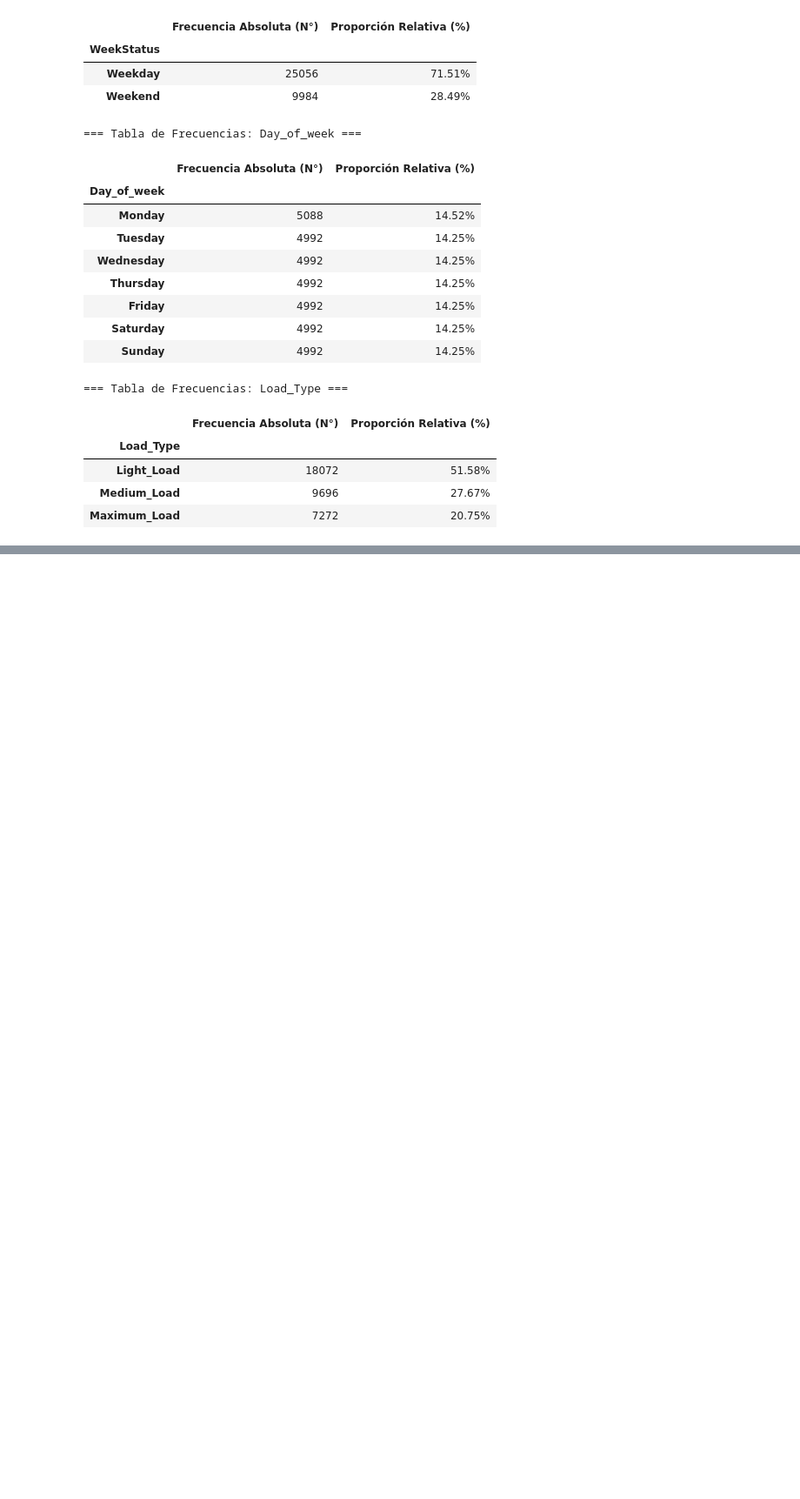
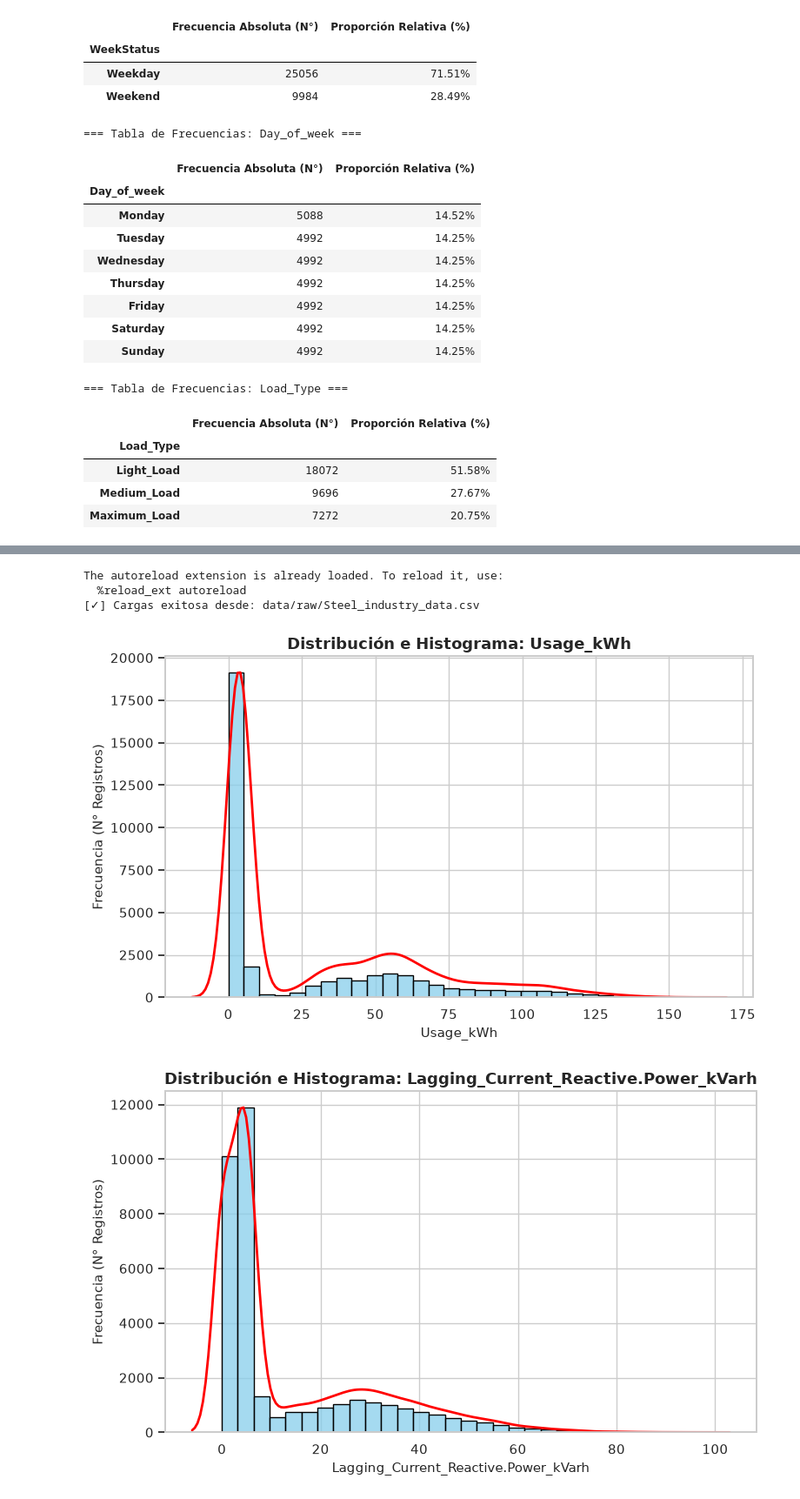
Before and after one commit to JoMi-MorV/Proyecto_Mineria_de_Datos_Daewoo, a Jupyter notebook: notebooks/01_analisis_exploratorio.ipynb, the cells around one changed output, grey strips where cells are left out. Shown at 87% size. Cells and saved outputs as stored; diff of their text form; code cells hidden in the pictures; blank space fills up the shorter version.

```diff
--- a/notebooks/01_analisis_exploratorio.ipynb
+++ b/notebooks/01_analisis_exploratorio.ipynb
@@ -168,0 +182,43 @@ Passing `palette` without assigning `hue` is deprecated and will be removed in v
+# %%
+import sys
+from pathlib import Path
+
+# 1. Configurar la ruta raíz del proyecto
+directorio_raiz = Path("..").resolve()
+if str(directorio_raiz) not in sys.path:
+    sys.path.append(str(directorio_raiz))
+
+# 2. Activar recarga automática de módulos
+%load_ext autoreload
+%autoreload 2
+
+# 3. Importar cargador de datos y la función de visualización
+from src.analisis_datos.ingesta import cargar_datos_raw
+from src.analisis_datos.graficos import graficar_distribucion_individual
+
+# 4. Cargar dataset en df_steel
+df_steel = cargar_datos_raw()
+
+# 5. Definir la lista de las 7 variables cuantitativas
+variables_cuantitativas = [
+    "Usage_kWh",
+    "Lagging_Current_Reactive.Power_kVarh",
+    "Leading_Current_Reactive_Power_kVarh",
+    "CO2(tCO2)",
+    "Lagging_Current_Power_Factor",
+    "Leading_Current_Power_Factor",
+    "NSM"
+]
+
+# 6. Generar los 7 histogramas + KDE individuales
+graficar_distribucion_individual(
+    df=df_steel,
+    variables=variables_cuantitativas,
+    guardar=False
+)
+# %% [output]
+The autoreload extension is already loaded. To reload it, use:
+  %reload_ext autoreload
+[✓] Cargas exitosa desde: data/raw/Steel_industry_data.csv
+[figure, added]
+[figure, added]
```
Also changed, not shown: parts of 8 cells of this notebook, 8 other files.
